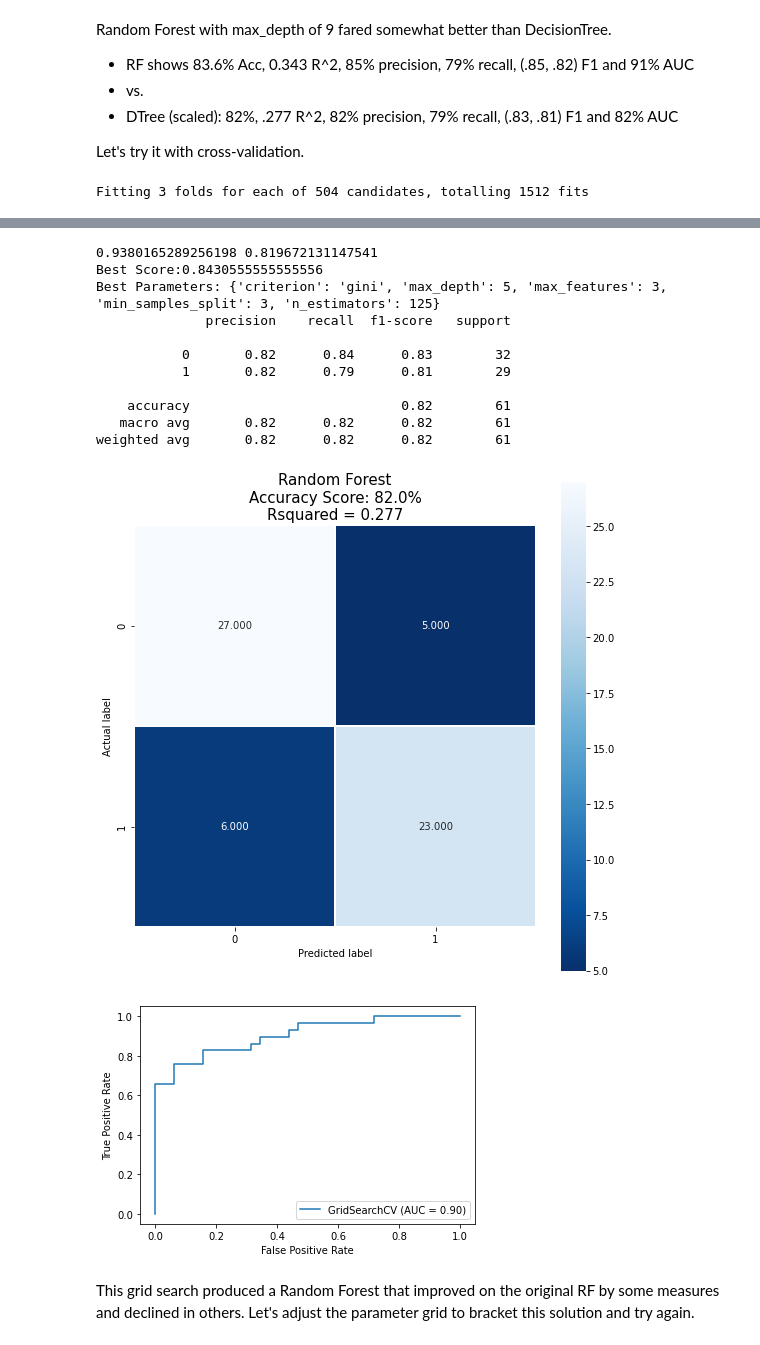
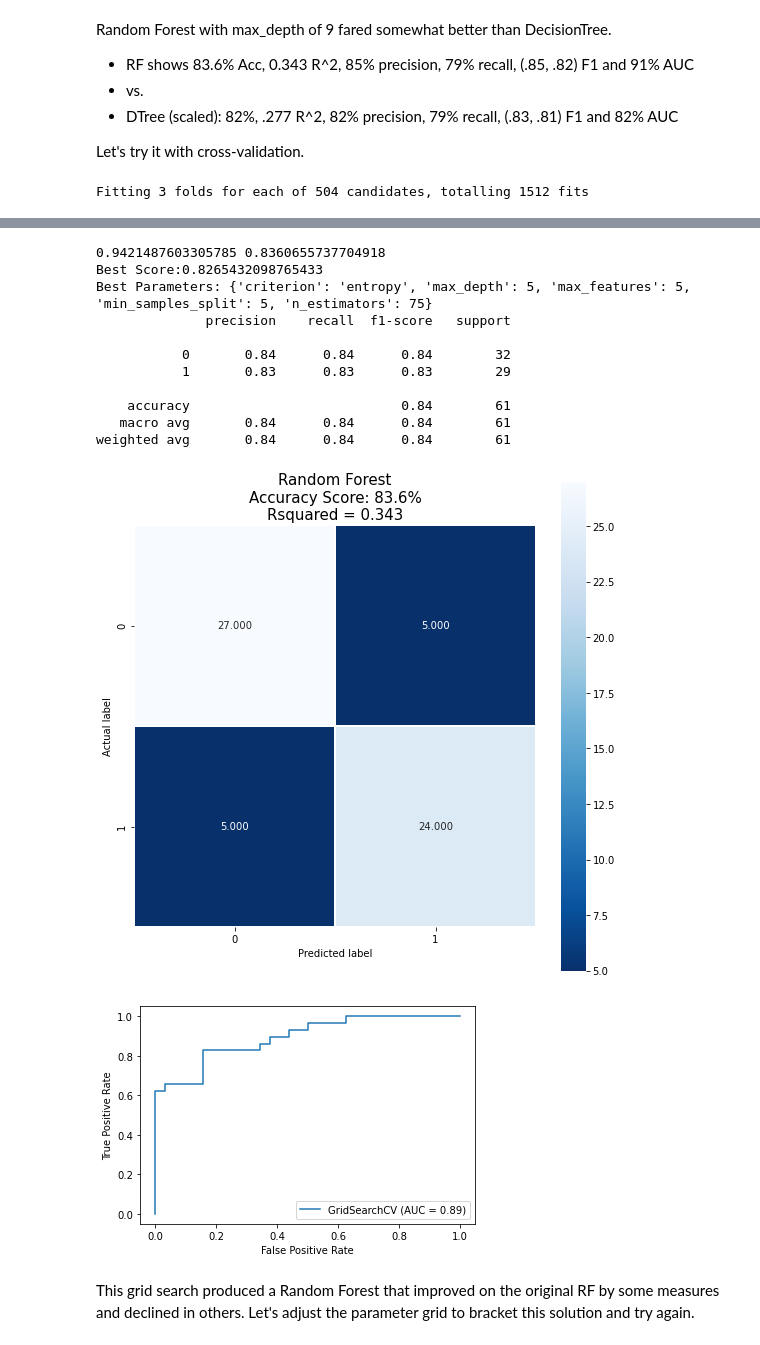
Before and after one commit to BradDoty/KaggleHeartDiseaseUCI, a Jupyter notebook: Notebooks/Capstone 2 -- Modeling.ipynb, the cells around one changed output, grey strips where cells are left out. Drawn from its saved outputs; the diff is of its cells as text; code cells hidden in the pictures.

```diff
--- a/Notebooks/Capstone 2 -- Modeling.ipynb
+++ b/Notebooks/Capstone 2 -- Modeling.ipynb
@@ -323,7 +323,7 @@ Random Forest with max_depth of 9 fared somewhat better than DecisionTree.
 Let's try it with cross-validation.
 # %%
 param_grid = {'n_estimators':np.arange(25,176,25), 'criterion':['gini', 'entropy'], 'max_depth':[5,9,10,15],
-              'min_samples_split':[2,3,5], 'max_features':[3,5,10]}
+              'min_samples_split':[2,3,5], 'max_features':[5,10,13]}
 
 rfc = RandomForestClassifier(random_state=21)
 rfc_cv= GridSearchCV(rfc, param_grid, cv=3, n_jobs=-1, verbose=3, return_train_score=True)
@@ -351,16 +351,16 @@ Fitting 3 folds for each of 504 candidates, totalling 1512 fits
-0.9380165289256198 0.819672131147541
-Best Score:0.8430555555555556
-Best Parameters: {'criterion': 'gini', 'max_depth': 5, 'max_features': 3, 'min_samples_split': 3, 'n_estimators': 125}
+0.9421487603305785 0.8360655737704918
+Best Score:0.8265432098765433
+Best Parameters: {'criterion': 'entropy', 'max_depth': 5, 'max_features': 5, 'min_samples_split': 5, 'n_estimators': 75}
               precision    recall  f1-score   support
 
-           0       0.82      0.84      0.83        32
-           1       0.82      0.79      0.81        29
+           0       0.84      0.84      0.84        32
+           1       0.83      0.83      0.83        29
 
-    accuracy                           0.82        61
-   macro avg       0.82      0.82      0.82        61
-weighted avg       0.82      0.82      0.82        61
+    accuracy                           0.84        61
+   macro avg       0.84      0.84      0.84        61
+weighted avg       0.84      0.84      0.84        61
 [figure]
-[figure, old version]
+[figure, new version]
 # %% [markdown]
 This grid search produced a Random Forest that improved on the original RF by some measures and declined in others.  Let's adjust the parameter grid to bracket this solution and try again.
 # %%
```
Also changed, not shown: parts of 3 cells of this notebook.
